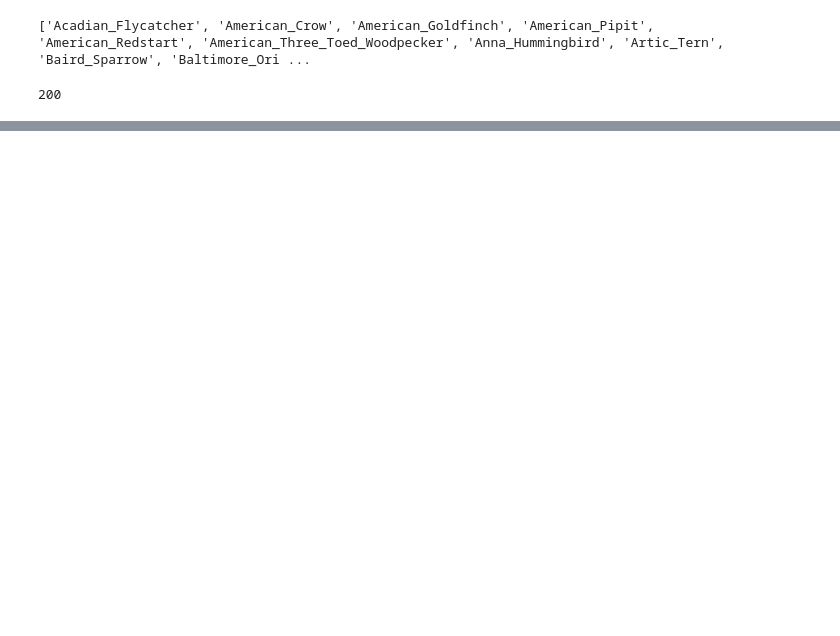
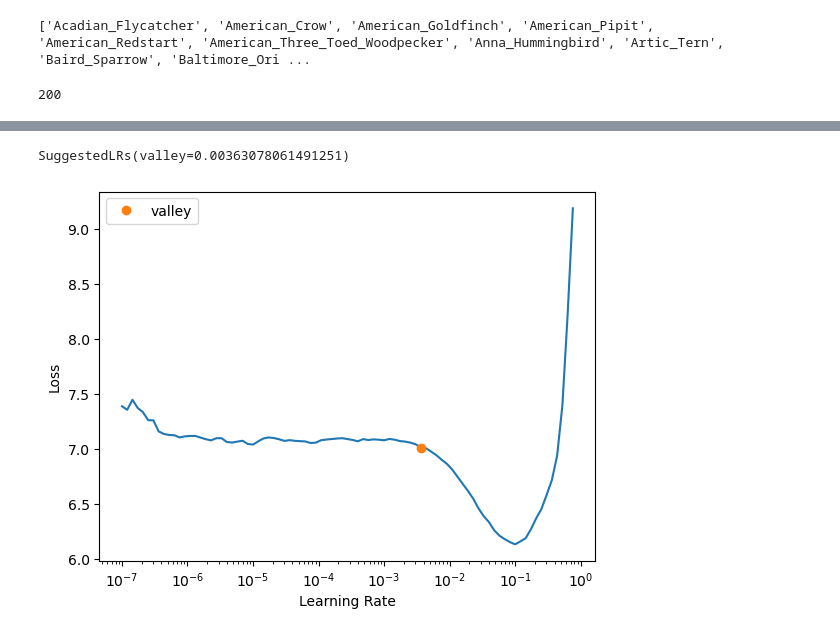
Before and after one commit to emepetres/birds-classification, a Jupyter notebook: training/notebooks/lab.ipynb, the cells around one changed output, grey strips where cells are left out. Cells and saved outputs as stored; diff of their text form; code cells hidden in the pictures; blank space fills up the shorter version.

```diff
--- a/training/notebooks/lab.ipynb
+++ b/training/notebooks/lab.ipynb
@@ -102,4 +99,7 @@ len(dls.vocab)
 # %%
 # dls.vocab.o2i
 # %%
-learner = vision_learner(dls, "vit_tiny_patch16_224").cuda()
+learner = vision_learner(dls, "vit_tiny_patch16_224", metrics=[accuracy])
+# %%
+learner.lr_find()
+# %% [output]
@@ -106 +107,3 @@ learner = vision_learner(dls, "vit_tiny_patch16_224").cuda()
+SuggestedLRs(valley=0.00363078061491251)
+[figure, added]
 # %%
```
Also changed, not shown: parts of 10 cells of this notebook, 3 other files.
